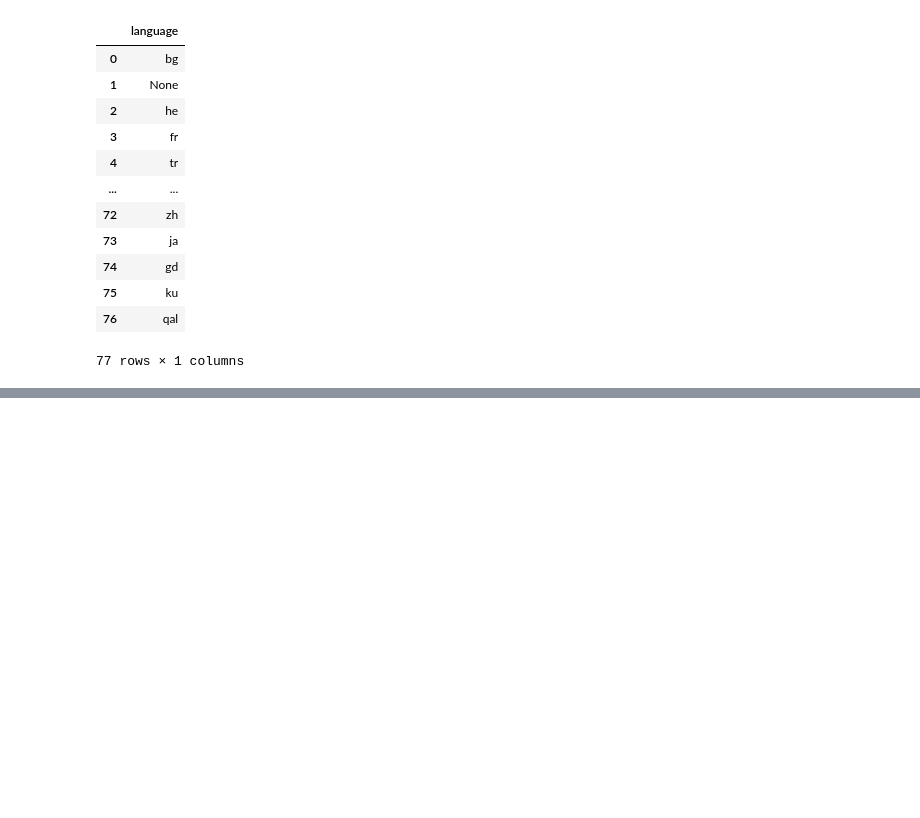
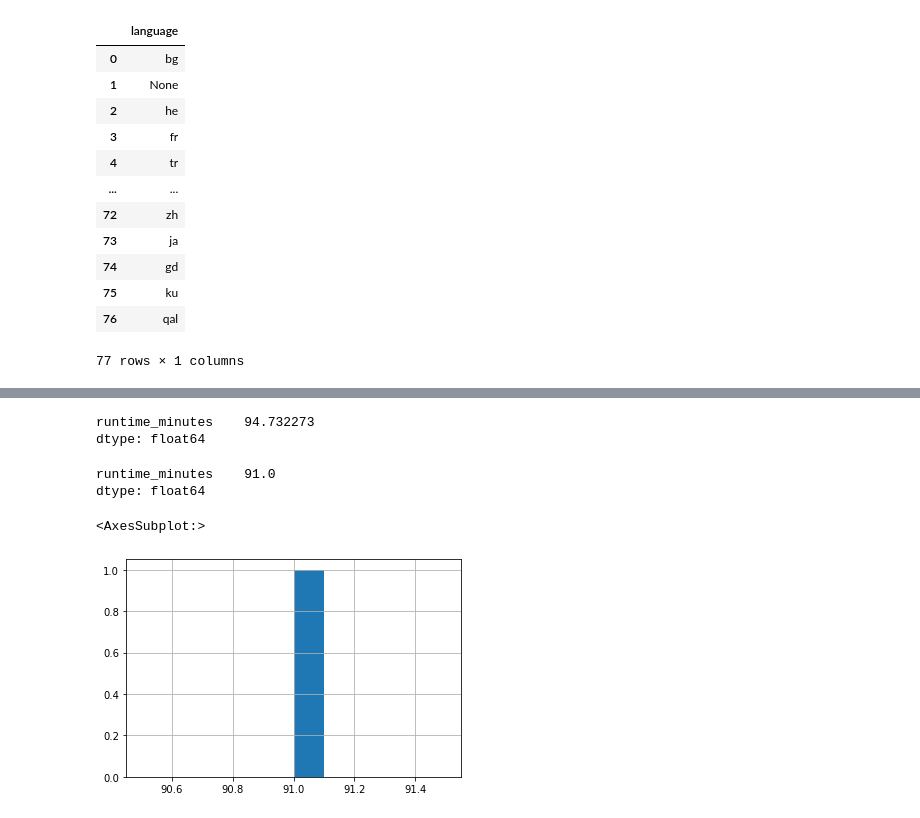
Before and after one commit to pyamin1878/Movie-Project, a Jupyter notebook: Notebooks/student_working_notebook_pat.ipynb, the cells around one changed output, grey strips where cells are left out. Saved outputs shown, nothing was run; the diff lists cells and outputs as text; code cells hidden in the pictures; blank space fills up the shorter version.

```diff
--- a/Notebooks/student_working_notebook_pat.ipynb
+++ b/Notebooks/student_working_notebook_pat.ipynb
@@ -333,0 +408,12 @@ FROM movie_akas as akas
+# %%
+df_movies_runtime = df_movies = pd.read_sql("""
+
+SELECT movie_id, primary_title, runtime_minutes
+FROM movie_basics
+JOIN movie_ratings
+    USING(movie_id)
+WHERE runtime_minutes is NOT NULL
+AND genres is NOT NULL
+
+
+""", conn)
@@ -333,0 +448,15 @@ FROM movie_akas as akas
+# %%
+df_movies_runtime.mean()
+# %% [output]
+runtime_minutes    94.732273
+dtype: float64
+# %%
+df_movies_runtime.median()
+# %% [output]
+runtime_minutes    91.0
+dtype: float64
+# %%
+df_movies_runtime.median().hist()
+# %% [output]
+<AxesSubplot:>
+[figure, added]
```
Also changed, not shown: parts of 16 cells of this notebook.
